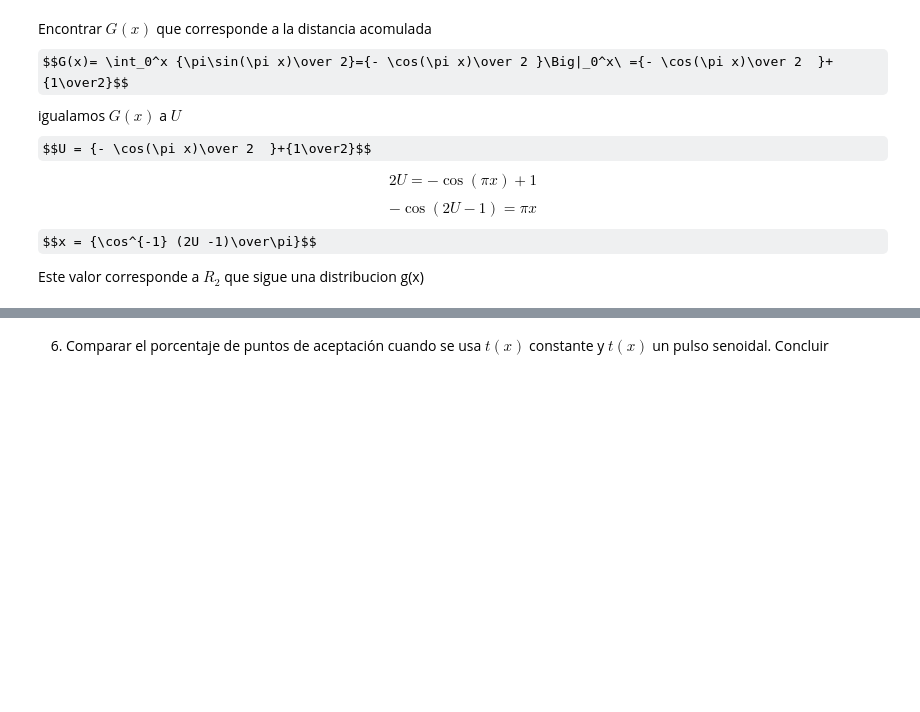
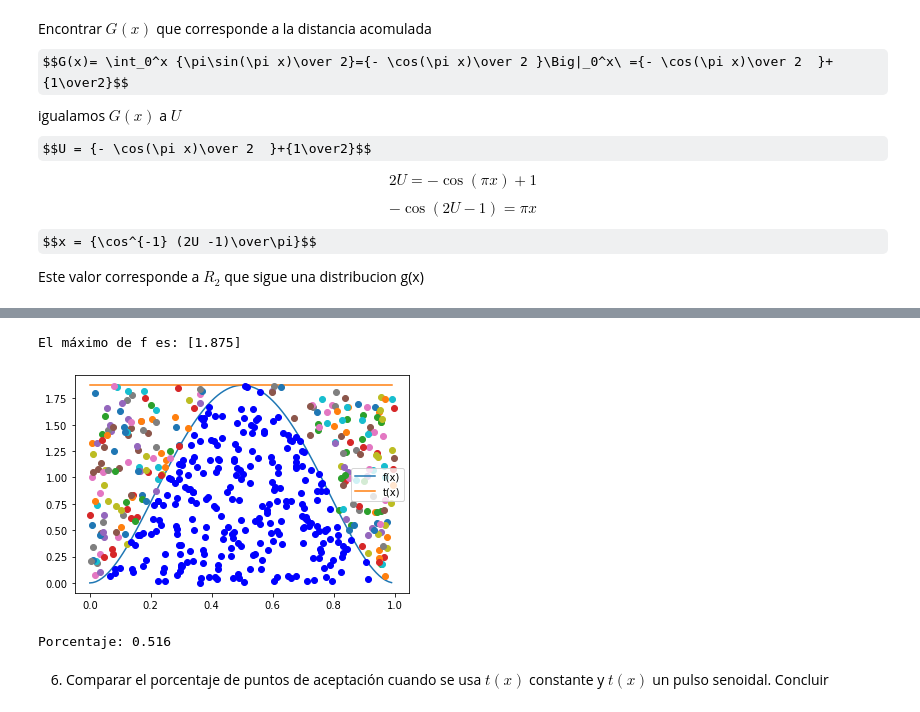
Before and after one commit to jesusalvarezc/Tarea6_MBriones_JAlvarez, a Jupyter notebook: Tarea6.ipynb, the cells around one changed output, grey strips where cells are left out. Cells and saved outputs as stored; diff of their text form; code cells hidden in the pictures; some formulas as TeX source; blank space fills up the shorter version.

```diff
--- a/Tarea6.ipynb
+++ b/Tarea6.ipynb
@@ -86,5 +99,49 @@ El máximo de f es: [1.875]
 # %% [markdown]
 5. Genere 500 puntos aleatorios usando el método de aceptación y rechazo y las funciones $f(x)$ y $t(x)$ para validar que todos los cálculos anteriores están correctamente realizados. El resultado debe de ser como sigue:
 ![imagen.png](attachment:imagen.png)
+# %%
+
+# N= puntos aleatorios
+N = 500
+
+def Acep_rechazo(R2:'Variables distruidas U~U(0,1)',
+                 R1:'Variables distribuidas como g(x)',
+                 f:'función objetivo a generar',
+                 t:'función que mayora a f'):
+    #R1 = np.random.rand(N)
+    f_x = f(R1)
+    t_x = t(R1)
+    condition = R2*t_x <=f_x
+    [plt.plot(R1[i],R2[i]*t_x[i],'ob') if condition[i] else plt.plot(R1[i],R2[i]*t_x[i],'o')
+     for i in range (len(R1))]
+    Numero = np.sum([1 if condition[i] else 0 for i in range (len(R1))])
+    plt.show()
+    return Numero/500
+
+#Constante
+# Función objetivo
+f = lambda x:30*(x**2-2*x**3+x**4)
+# Máximo de la función f
+max_f = f(optimize.fmin(lambda x:-f(x),0,disp=False))
+# Función t
+t = lambda x: max_f*np.ones(len(x)) # función constante
+x = np.arange(0,1,0.01)  # Rango donde se graficará las funciones
+print('El máximo de f es:',max_f)
+# Gráficas de las funciones
+plt.plot(x,f(x),label='f(x)')
+plt.plot(x,t(x),label='t(x)')
+plt.legend()
+
+# Validación del método
+N = 500 # número de puntos a simular
+# Como estoy tomando t(x) constante solo es necesario generar valores aleatorios U~(0,1)
+R2 = np.random.rand(N)
+R1 = np.random.rand(N)
+
+print("Porcentaje:",Acep_rechazo(R2,R1,f,t))
+# %% [output]
+El máximo de f es: [1.875]
+[figure, added]
+Porcentaje: 0.516
 # %% [markdown]
 6. Comparar el porcentaje de puntos de aceptación cuando se usa $t(x)$ constante y $t(x)$ un pulso senoidal. Concluir
```
Also changed, not shown: parts of 7 cells of this notebook.
